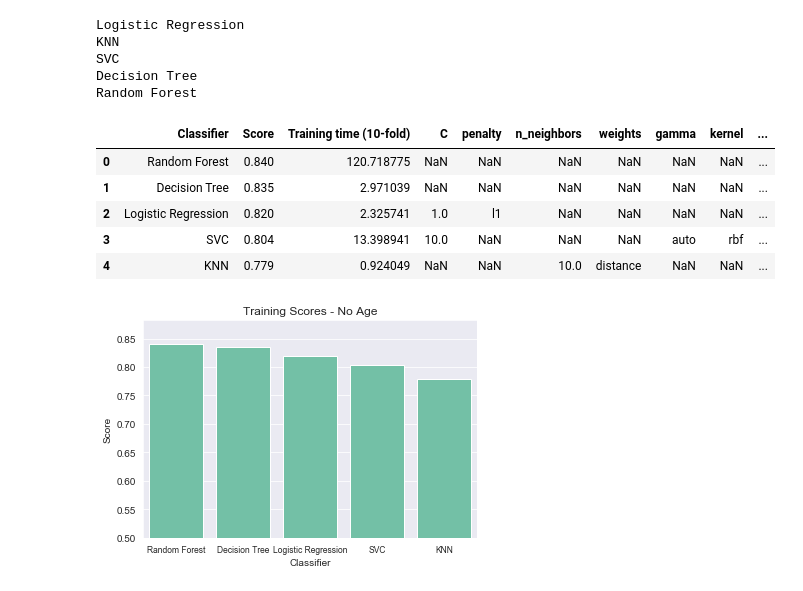
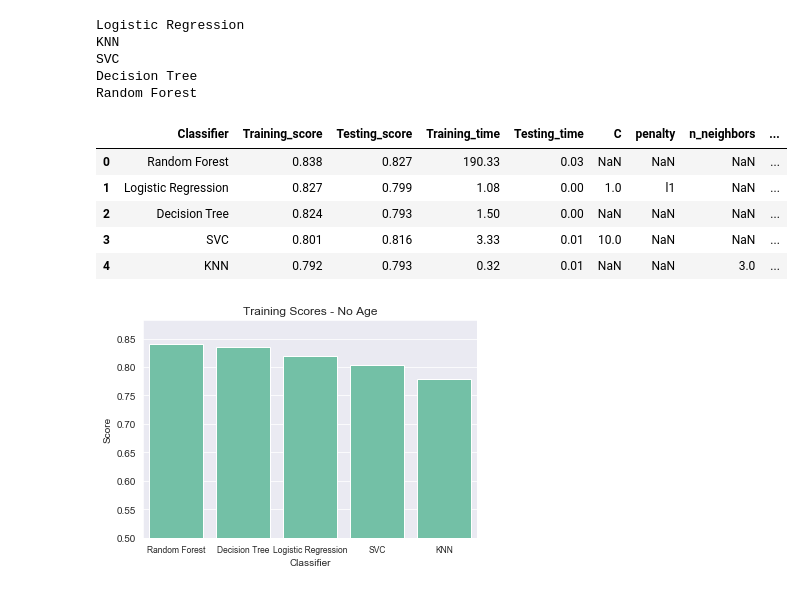
Before and after one commit to arsalanfardi/Titanic-Survival-Prediction, a Jupyter notebook: Titanic_Survival_Prediction.ipynb, the cells around one changed output. Saved outputs shown, nothing was run; the diff lists cells and outputs as text; code cells hidden in the pictures.

Commit message:
Train-test-split data before performing grid search cross-validation

```diff
--- a/Titanic_Survival_Prediction.ipynb
+++ b/Titanic_Survival_Prediction.ipynb
@@ -450,8 +450,8 @@ y = df_processed['Survived']
 # X['Title_Dona'] = 0
 # %%
 # # Split into train and test (80/20)
-# from sklearn.model_selection import train_test_split
-# X_train, X_test, y_train, y_test = train_test_split(X, y, test_size=0.2, random_state=42)
+from sklearn.model_selection import train_test_split
+X_train, X_test, y_train, y_test = train_test_split(X, y, test_size=0.2, random_state=42)
 # %% [markdown]
 ## 4.0 Machine Learning
 
@@ -489,12 +489,19 @@ for classifier in classifiers:
         parameters = {'min_samples_leaf':[1, 5, 10, 25], 'min_samples_split': [2, 4, 10, 12, 16, 18, 25, 35]}
     elif classifier == "Random Forest":
         clf = RandomForestClassifier()
-        parameters = {'min_samples_leaf':[1, 5, 10, 25], 'min_samples_split': [2, 4, 10, 12, 16, 18, 25, 35], "n_estimators": [100, 200]}
+        parameters = {'min_samples_leaf':[1, 5, 10, 25], 'min_samples_split': [2, 4, 10, 12, 16, 18, 25, 35], "n_estimators": [100, 200, 300]}
+    # Train
     start_time = time()
     grid_search = GridSearchCV(clf, param_grid=parameters, cv=10)
-    grid_search.fit(X, y)
+    grid_search.fit(X_train, y_train)
     end_time = time()
-    d = {'Classifier': classifier, 'Score': round(grid_search.best_score_, 3), 'Training time (10-fold)': end_time-start_time}
+    training_time = end_time-start_time
+    # Test
+    start_time = time()
+    testing_score = grid_search.score(X_test, y_test)
+    end_time = time()
+    testing_time = end_time-start_time
+    d = {'Classifier': classifier, 'Training_score': round(grid_search.best_score_, 3), 'Testing_score': round(testing_score, 3), 'Training_time': round(training_time, 2), 'Testing_time': round(testing_time, 2)}
     d.update(grid_search.best_params_)
     rows_list.append(d)
 # %% [output]
@@ -504,15 +511,15 @@ SVC
 Decision Tree
 Random Forest
 # %%
-results = pd.DataFrame(rows_list).sort_values(['Score'], ascending=False).reset_index(drop=True)
+results = pd.DataFrame(rows_list).sort_values(['Training_score', 'Testing_score'], ascending=False).reset_index(drop=True)
 results.head(10)
 # %% [output]
-|  | Classifier | Score | Training time (10-fold) | C | penalty | n_neighbors | weights | gamma | kernel | ... |
-| 0 | Random Forest | 0.840 | 120.718775 | NaN | NaN | NaN | NaN | NaN | NaN | ... |
-| 1 | Decision Tree | 0.835 | 2.971039 | NaN | NaN | NaN | NaN | NaN | NaN | ... |
-| 2 | Logistic Regression | 0.820 | 2.325741 | 1.0 | l1 | NaN | NaN | NaN | NaN | ... |
-| 3 | SVC | 0.804 | 13.398941 | 10.0 | NaN | NaN | NaN | auto | rbf | ... |
-| 4 | KNN | 0.779 | 0.924049 | NaN | NaN | 10.0 | distance | NaN | NaN | ... |
+|  | Classifier | Training_score | Testing_score | Training_time | Testing_time | C | penalty | n_neighbors | ... |
+| 0 | Random Forest | 0.838 | 0.827 | 190.33 | 0.03 | NaN | NaN | NaN | ... |
+| 1 | Logistic Regression | 0.827 | 0.799 | 1.08 | 0.00 | 1.0 | l1 | NaN | ... |
+| 2 | Decision Tree | 0.824 | 0.793 | 1.50 | 0.00 | NaN | NaN | NaN | ... |
+| 3 | SVC | 0.801 | 0.816 | 3.33 | 0.01 | 10.0 | NaN | NaN | ... |
+| 4 | KNN | 0.792 | 0.793 | 0.32 | 0.01 | NaN | NaN | 3.0 | ... |
 # %%
 ax = sns.barplot(x='Classifier', y='Score', data=results, color='mediumaquamarine')
 ax.set_ylim(0.5)
```
Also changed, not shown: parts of 2 cells of this notebook.
